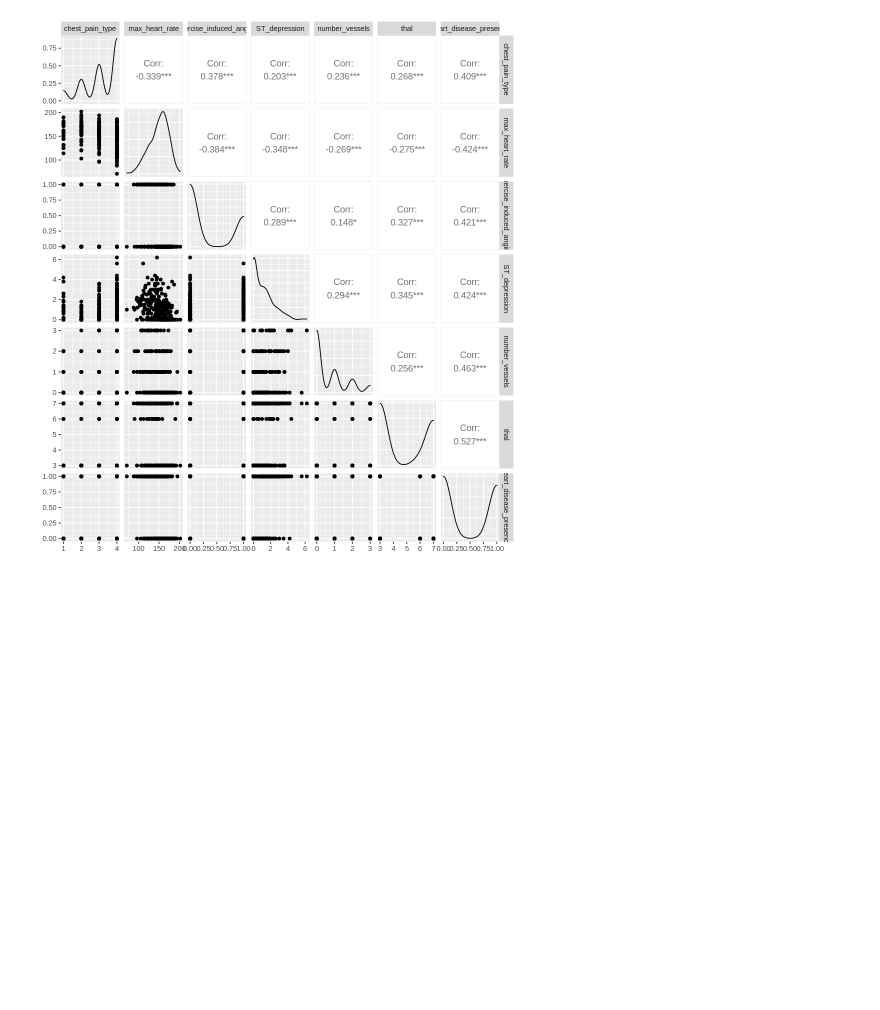
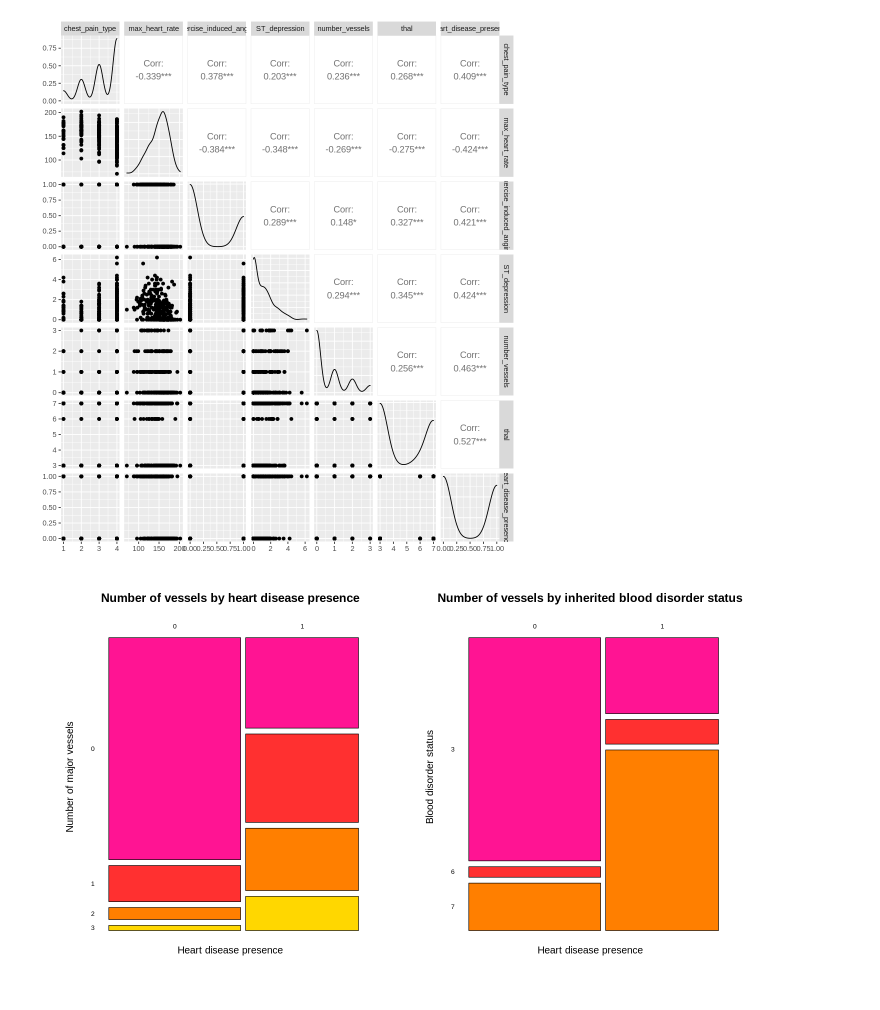
Before and after one commit to samtang22/dsci-100-2022W1-group-21, a Jupyter notebook: heart.data.ipynb, the cells around one changed output. Drawn from its saved outputs; the diff is of its cells as text; code cells hidden in the pictures; blank space fills up the shorter version.

```diff
--- a/heart.data.ipynb
+++ b/heart.data.ipynb
@@ -220,4 +224,23 @@ A tibble: 297 × 7
 | 4 | 115 | 1 | 1.2 | 1 | 7 | ... |
 | 2 | 174 | 0 | 0.0 | 1 | 3 | ... |
 [figure]
+# %%
+par(mfrow=c(1,2))
+options(repr.plot.width = 12, repr.plot.height = 7)
+heart_mosaic_vessels <- mosaicplot(heart_disease_presence~number_vessels,
+                           data = heart_data,
+                           col = c("deeppink", "firebrick1", "darkorange1", "gold1"),
+                           main = "Number of vessels by heart disease presence",
+                          xlab = "Heart disease presence",
+                          ylab = "Number of major vessels",
+                          las = 1)
+heart_mosaic_thal <- mosaicplot(data = heart_data,
+                               heart_disease_presence ~ thal,
+                               col = c("deeppink", "firebrick1", "darkorange1", "gold1"),
+                               main = "Number of vessels by inherited blood disorder status",
+                               xlab = "Heart disease presence",
+                               ylab = "Blood disorder status",
+                               las = 1)
+# %% [output]
+[figure, added]
 # %%
```
Also changed, not shown: parts of 5 cells of this notebook.
